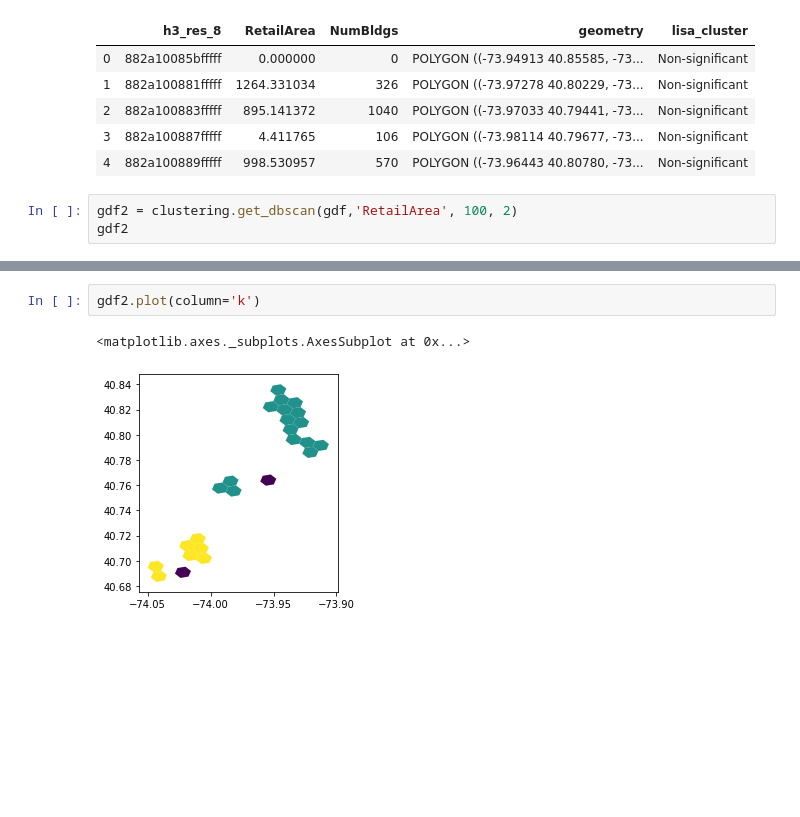
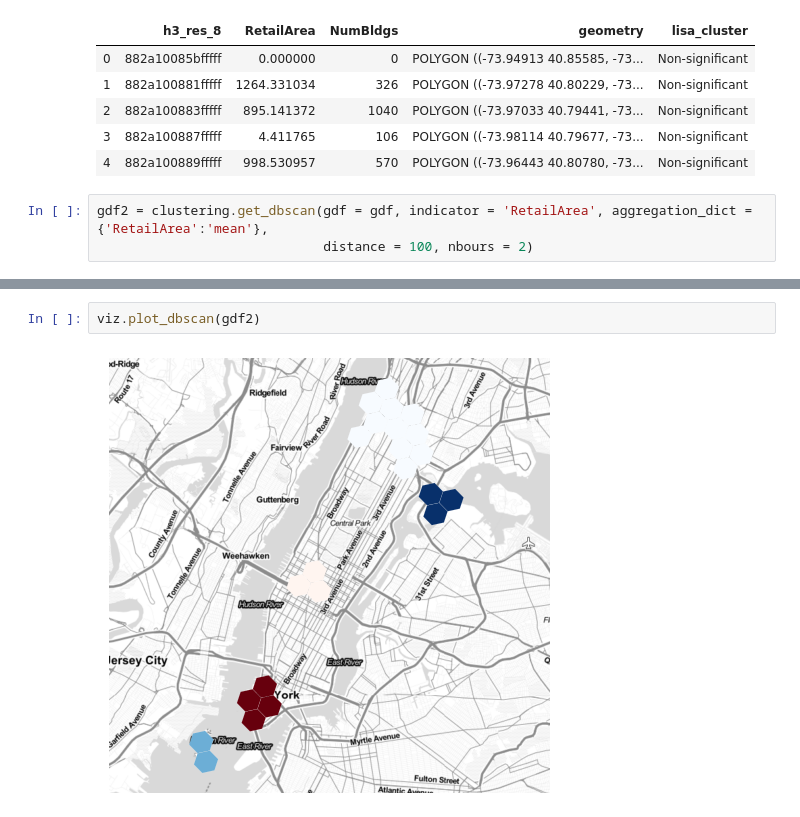
Before and after one commit to UDST/udtk, a Jupyter notebook: notebooks/cluster.ipynb, the cells around one changed output, grey strips where cells are left out. Drawn from its saved outputs; the diff is of its cells as text; blank space fills up the shorter version.

Commit message:
Viz for dbscan using matplotlib

```diff
--- a/notebooks/cluster.ipynb
+++ b/notebooks/cluster.ipynb
@@ -41,5 +42,5 @@ gdf.head()
 | 3 | 882a100887fffff | 4.411765 | 106 | POLYGON ((-73.98114 40.79677, -73... | Non-significant |
 | 4 | 882a100889fffff | 998.530957 | 570 | POLYGON ((-73.96443 40.80780, -73... | Non-significant |
 # %%
-gdf2 = clustering.get_dbscan(gdf,'RetailArea', 100, 2)
-gdf2
+gdf2 = clustering.get_dbscan(gdf = gdf, indicator = 'RetailArea', aggregation_dict = {'RetailArea':'mean'},
+                             distance = 100, nbours = 2)
@@ -64,5 +47,4 @@ gdf2
-# %%
-gdf2.plot(column='k')
-# %% [output]
-<matplotlib.axes._subplots.AxesSubplot at 0x...>
-[figure, removed]
+# %%
+viz.plot_dbscan(gdf2)
+# %% [output]
+[figure, added]
```
Also changed, not shown: parts of 3 cells of this notebook, 2 other files.
